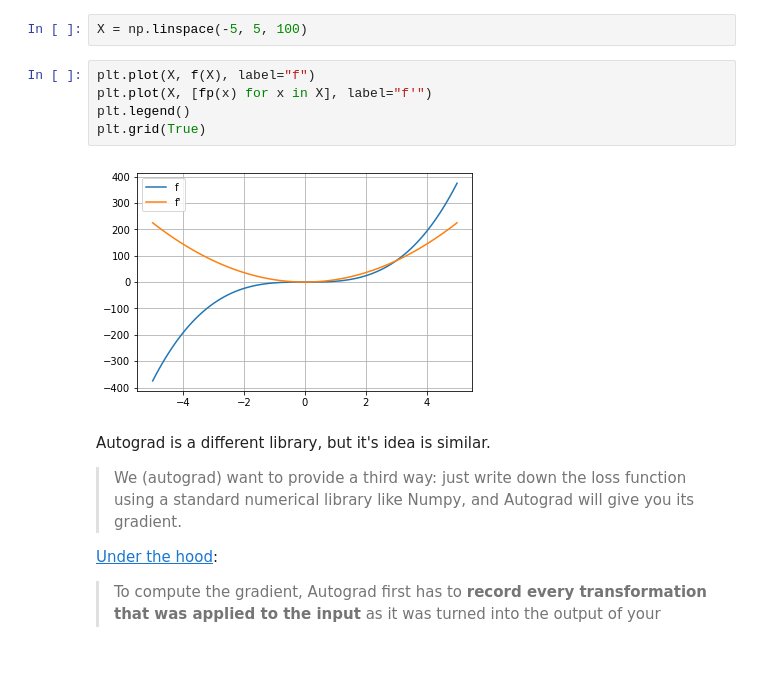
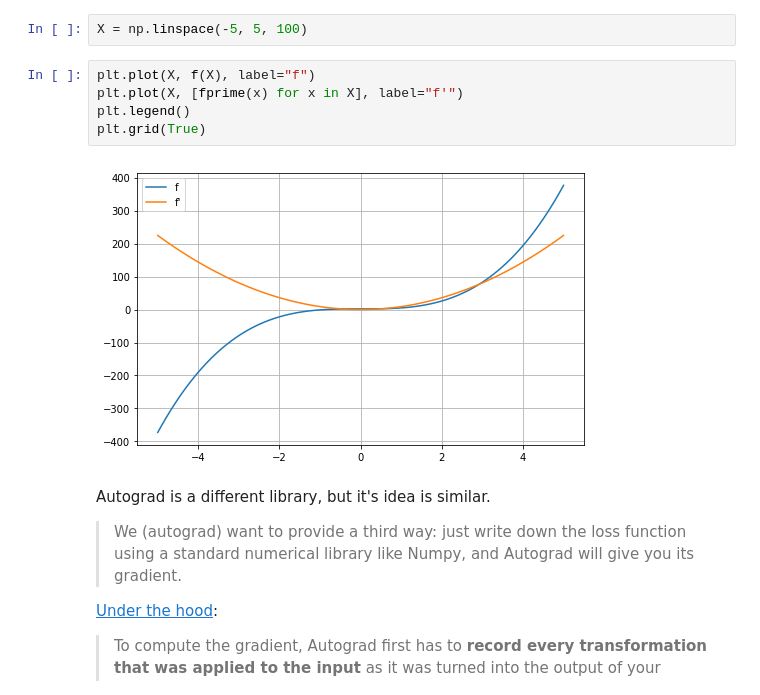
Before and after one commit to miku/pytorch-tour, a Jupyter notebook: 3 Autograd.ipynb, the cells around one changed output. Cells and saved outputs as stored; diff of their text form; blank space fills up the shorter version.

Commit message:
fprime

```diff
--- a/3 Autograd.ipynb
+++ b/3 Autograd.ipynb
@@ -35,11 +35,11 @@ fprime(10.0)
 X = np.linspace(-5, 5, 100)
 # %%
 plt.plot(X, f(X), label="f")
-plt.plot(X, [fp(x) for x in X], label="f'")
+plt.plot(X, [fprime(x) for x in X], label="f'")
 plt.legend()
 plt.grid(True)
 # %% [output]
-[figure, old version]
+[figure, new version]
 # %% [markdown]
 Autograd is a different library, but it's idea is similar.
 
```
